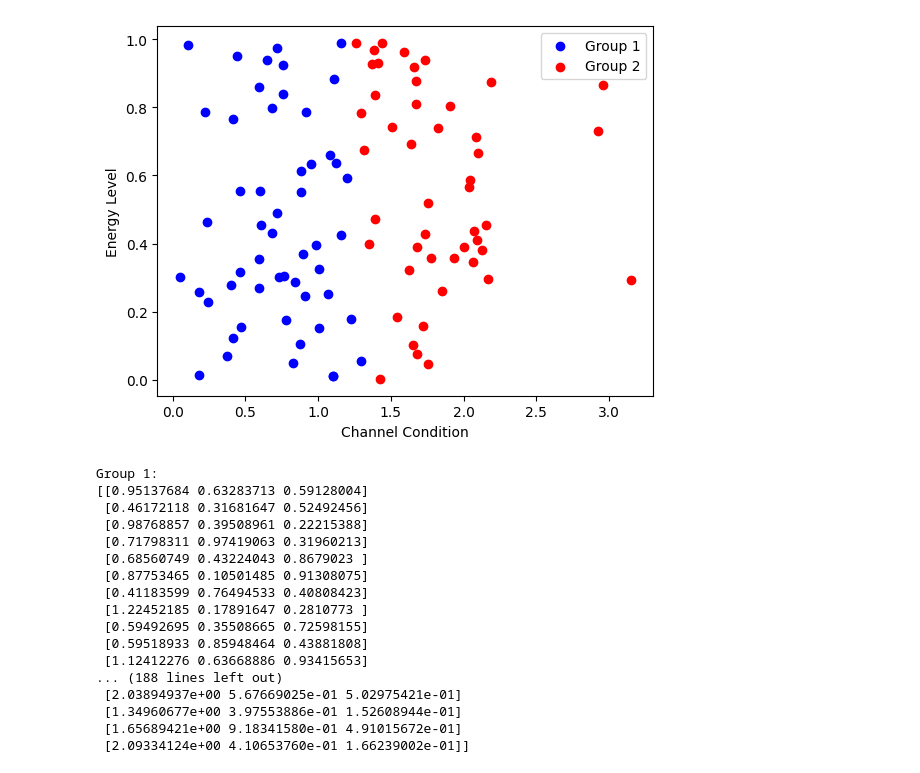
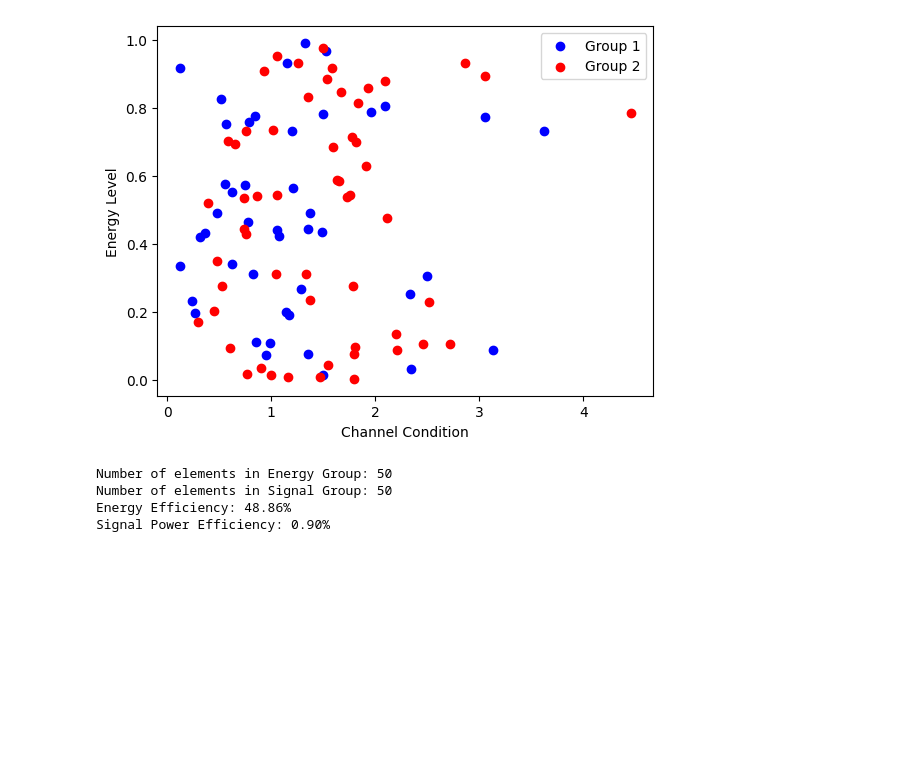
Before and after one commit to AdityaPote/UAV-RIS-Optimization, a Jupyter notebook: Trial runs/BB.ipynb, the cells around one changed output. Cells and saved outputs as stored; diff of their text form; code cells hidden in the pictures; blank space fills up the shorter version.

```diff
--- a/Trial runs/BB.ipynb
+++ b/Trial runs/BB.ipynb
@@ -2,62 +2,64 @@
 import numpy as np
 from sklearn.cluster import KMeans
 import matplotlib.pyplot as plt
+
+# Set a random seed for reproducibility
+np.random.seed()
 
 # Parameters
 N = 100 # number of panels in the IRS panel
 SNR_dB = np.linspace(-20, 30, 51) # SNR ranging from -20dB to 30 dB
 SNR = 10**(SNR_dB/10)
 
 # Simulate channel conditions, energy levels, and signal reception capabilities of RIS elements
 h = np.random.rayleigh(1, N) # Rayleigh fading channel
 P = np.random.uniform(0, 1, N) # energy levels
 r = np.random.uniform(0, 1, N) # signal reception capabilities
 
+# Simulate channel gain and phase modulation
+g_ap_ris = np.random.uniform(0, 1, N) # channel gain between access point and RIS-UAV
+g_ris_u = np.random.uniform(0, 1, N) # channel gain between RIS and user
+phi_ap_ris = np.random.uniform(0, 2*np.pi, N) # phase modulation between access point and RIS-UAV
+phi_ris_u = np.random.uniform(0, 2*np.pi, N) # phase modulation between RIS and user
+
 # Grouping of RIS elements using KMeans clustering
-X = np.column_stack((h, P, r))
+X = np.column_stack((h, P, r, g_ap_ris, g_ris_u, phi_ap_ris, phi_ris_u))
 kmeans = KMeans(n_clusters=2, n_init=10, random_state=0).fit(X)
 labels = kmeans.labels_
 
 # Divide RIS elements into two groups
 group1 = X[labels==0]
 group2 = X[labels==1]
 
 # Create two additional groups for energy and signal transmission
 energy_group = np.concatenate((group1[:group1.shape[0]//2], group2[:group2.shape[0]//2]))
 signal_group = np.concatenate((group1[group1.shape[0]//2:], group2[group2.shape[0]//2:]))
 
+# Calculate energy efficiency based on ratio of total energy transmitted to total energy available
+total_energy_transmitted = np.sum(energy_group[:,1])
+total_energy_available = np.sum(P)
+energy_efficiency = total_energy_transmitted / total_energy_available
+
+# Calculate signal power efficiency based on ratio of total signal power received by user to total signal power transmitted by access point
+total_signal_power_received = np.sum(signal_group[:,3] * signal_group[:,4])
+total_signal_power_transmitted = SNR[-1]
+signal_power_efficiency = total_signal_power_received / total_signal_power_transmitted
+
 # Print results
 plt.scatter(group1[:,0], group1[:,1], c='b', label='Group 1')
 plt.scatter(group2[:,0], group2[:,1], c='r', label='Group 2')
 plt.legend()
 plt.xlabel('Channel Condition')
 plt.ylabel('Energy Level')
 plt.show()
 
-print("Group 1:")
-print(group1)
-print("Group 2:")
-print(group2)
-print("Energy Group:")
-print(energy_group)
-print("Signal Group:")
-print(signal_group)
+print("Number of elements in Energy Group: {}".format(energy_group.shape[0]))
+print("Number of elements in Signal Group: {}".format(signal_group.shape[0]))
+print("Energy Efficiency: {:.2f}%".format(energy_efficiency*100))
+print("Signal Power Efficiency: {:.2f}%".format(signal_power_efficiency*100))
 # %% [output]
-[figure, old version]
+[figure, new version]
-Group 1:
-[[0.95137684 0.63283713 0.59128004]
- [0.46172118 0.31681647 0.52492456]
- [0.98768857 0.39508961 0.22215388]
- [0.71798311 0.97419063 0.31960213]
- [0.68560749 0.43224043 0.8679023 ]
- [0.87753465 0.10501485 0.91308075]
- [0.41183599 0.76494533 0.40808423]
- [1.22452185 0.17891647 0.2810773 ]
- [0.59492695 0.35508665 0.72598155]
- [0.59518933 0.85948464 0.43881808]
- [1.12412276 0.63668886 0.93415653]
-... (188 lines left out)
- [2.03894937e+00 5.67669025e-01 5.02975421e-01]
- [1.34960677e+00 3.97553886e-01 1.52608944e-01]
- [1.65689421e+00 9.18341580e-01 4.91015672e-01]
- [2.09334124e+00 4.10653760e-01 1.66239002e-01]]
+Number of elements in Energy Group: 50
+Number of elements in Signal Group: 50
+Energy Efficiency: 48.86%
+Signal Power Efficiency: 0.90%
```
Also changed, not shown: parts of 1 cell of this notebook, 16 other files.
